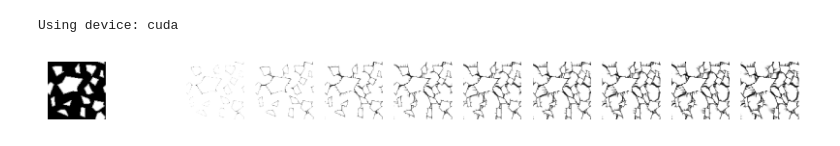
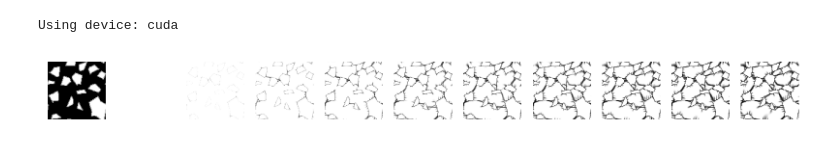
Before and after one commit to LiyaGaynutdinova/Auto-Regressive-Unet-for-Concrete-Damage, a Jupyter notebook: train_AutoUnet_2.ipynb, the cells around one changed output. Drawn from its saved outputs; the diff is of its cells as text; code cells hidden in the pictures.

```diff
--- a/train_AutoUnet_2.ipynb
+++ b/train_AutoUnet_2.ipynb
@@ -22,11 +22,11 @@ loaders = get_loaders(data, 8)
 # %%
 fig, axs = plt.subplots(nrows=1, ncols=11, figsize=(10, 1), dpi=200)
 axs.flat[0].imshow(geometry[0], cmap='Greys')
 axs.flat[0].set_axis_off()
 for i in range(1,11):
-    axs.flat[i].imshow(damage[i], cmap='Greys')
+    axs.flat[i].imshow(damage[i], cmap='Greys', vmin=0, vmax=1)
     axs.flat[i].set_axis_off()
 # %% [output]
-[figure, old version]
+[figure, new version]
 # %%
 name = 'NN_library/AutoUnet_2/AutoUnet_2'
```
Also changed, not shown: parts of 6 cells of this notebook, 13 other files.
